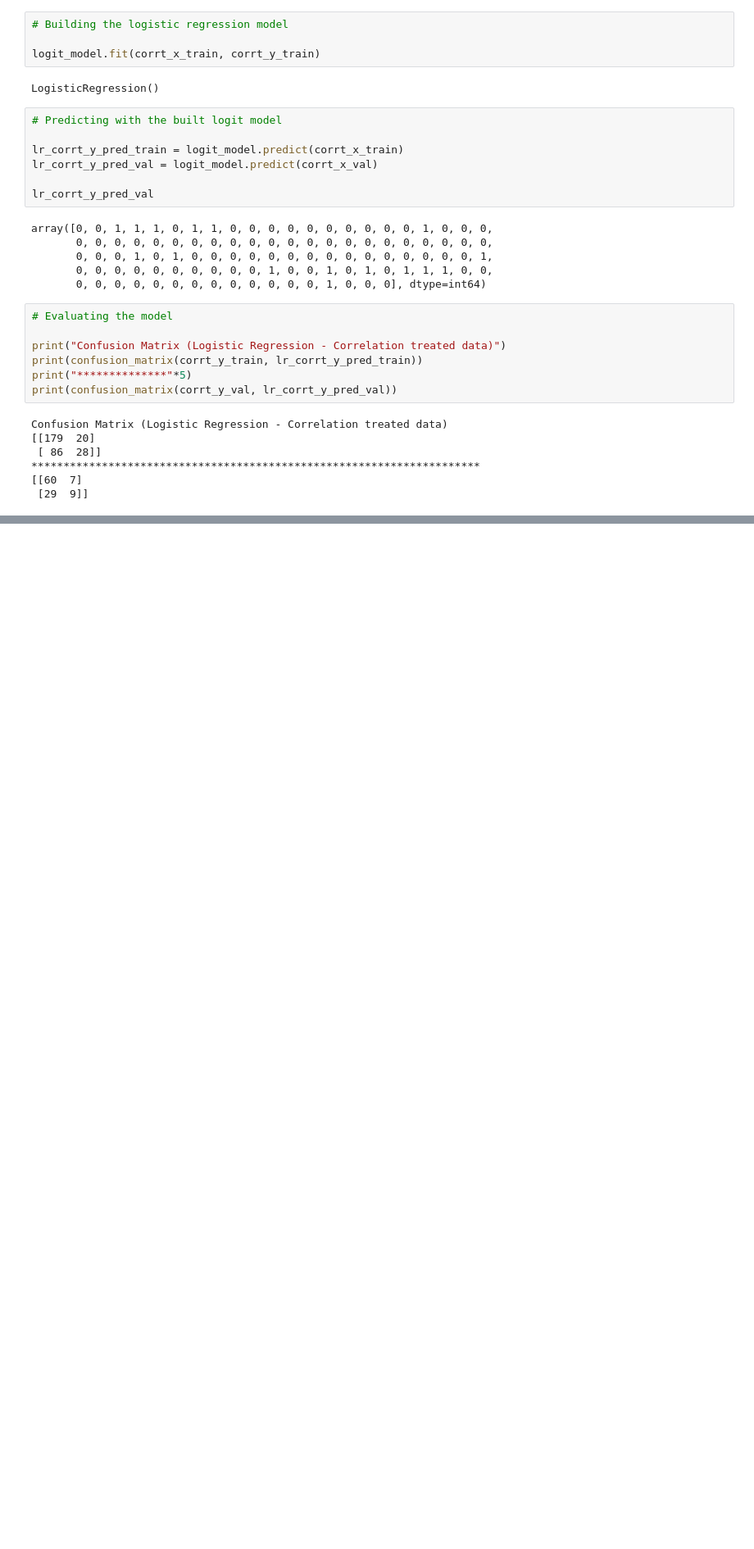
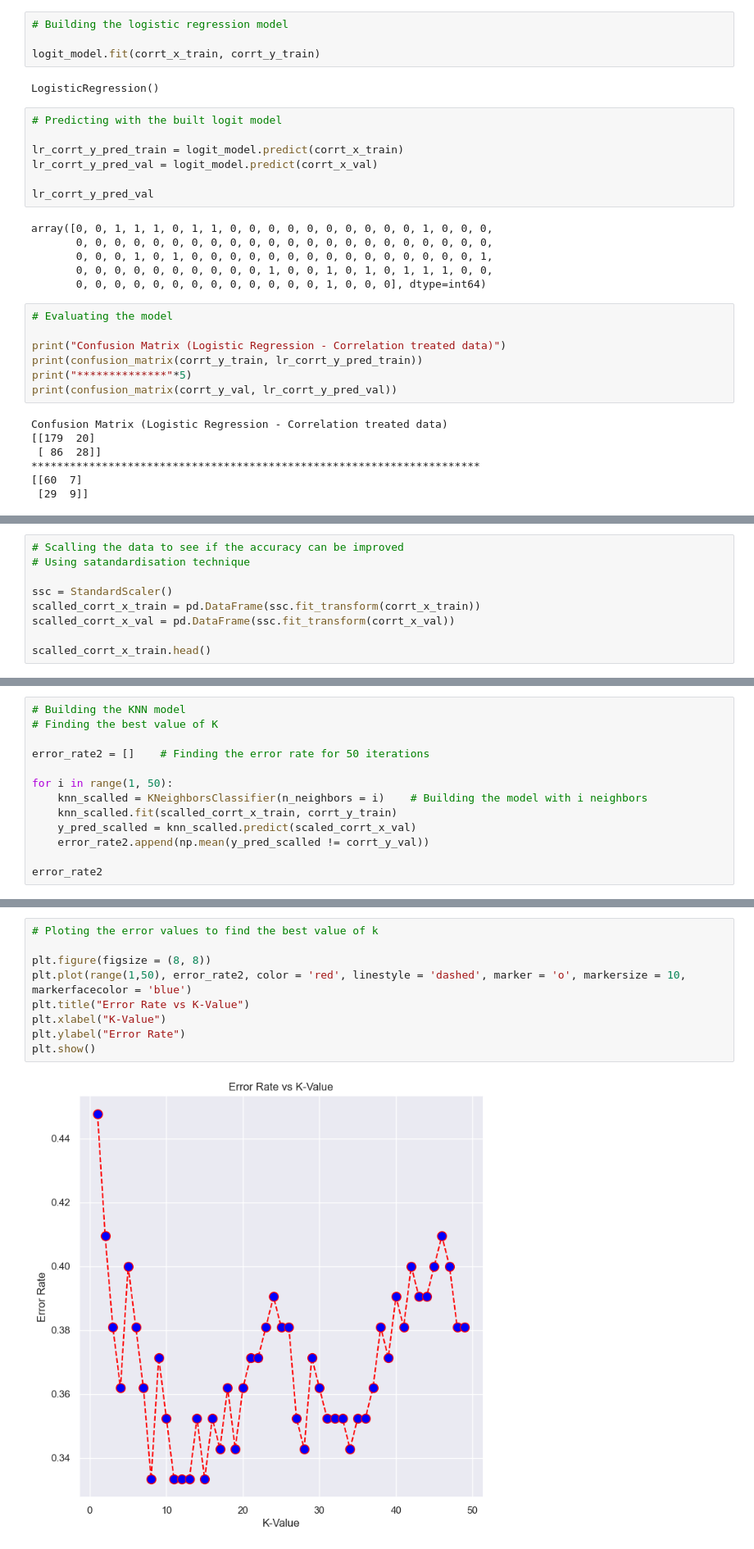
Before and after one commit to younusmohamed77/CodSoft, a Jupyter notebook: 01_Titanic Survival Prediction.ipynb, the cells around one changed output, grey strips where cells are left out. Shown at 82% size. Saved outputs shown, nothing was run; the diff lists cells and outputs as text; blank space fills up the shorter version.

```diff
--- a/01_Titanic Survival Prediction.ipynb
+++ b/01_Titanic Survival Prediction.ipynb
@@ -746,0 +1291,9 @@ Accuracy Score (Logistic Regression - Correlation treated data)
+# %%
+# Scalling the data to see if the accuracy can be improved
+# Using satandardisation technique
+
+ssc = StandardScaler()
+scalled_corrt_x_train = pd.DataFrame(ssc.fit_transform(corrt_x_train))
+scalled_corrt_x_val = pd.DataFrame(ssc.fit_transform(corrt_x_val))
+
+scalled_corrt_x_train.head()
@@ -746,0 +1523,13 @@ Accuracy Score (Logistic Regression - Correlation treated data)
+# %%
+# Building the KNN model
+# Finding the best value of K
+
+error_rate2 = []    # Finding the error rate for 50 iterations
+
+for i in range(1, 50):
+    knn_scalled = KNeighborsClassifier(n_neighbors = i)    # Building the model with i neighbors
+    knn_scalled.fit(scalled_corrt_x_train, corrt_y_train)
+    y_pred_scalled = knn_scalled.predict(scaled_corrt_x_val)
+    error_rate2.append(np.mean(y_pred_scalled != corrt_y_val))
+
+error_rate2
@@ -746,0 +1554,11 @@ Accuracy Score (Logistic Regression - Correlation treated data)
+# %%
+# Ploting the error values to find the best value of k
+
+plt.figure(figsize = (8, 8))
+plt.plot(range(1,50), error_rate2, color = 'red', linestyle = 'dashed', marker = 'o', markersize = 10, markerfacecolor = 'blue')
+plt.title("Error Rate vs K-Value")
+plt.xlabel("K-Value")
+plt.ylabel("Error Rate")
+plt.show()
+# %% [output]
+[figure, added]
```
Also changed, not shown: parts of 74 cells of this notebook.
